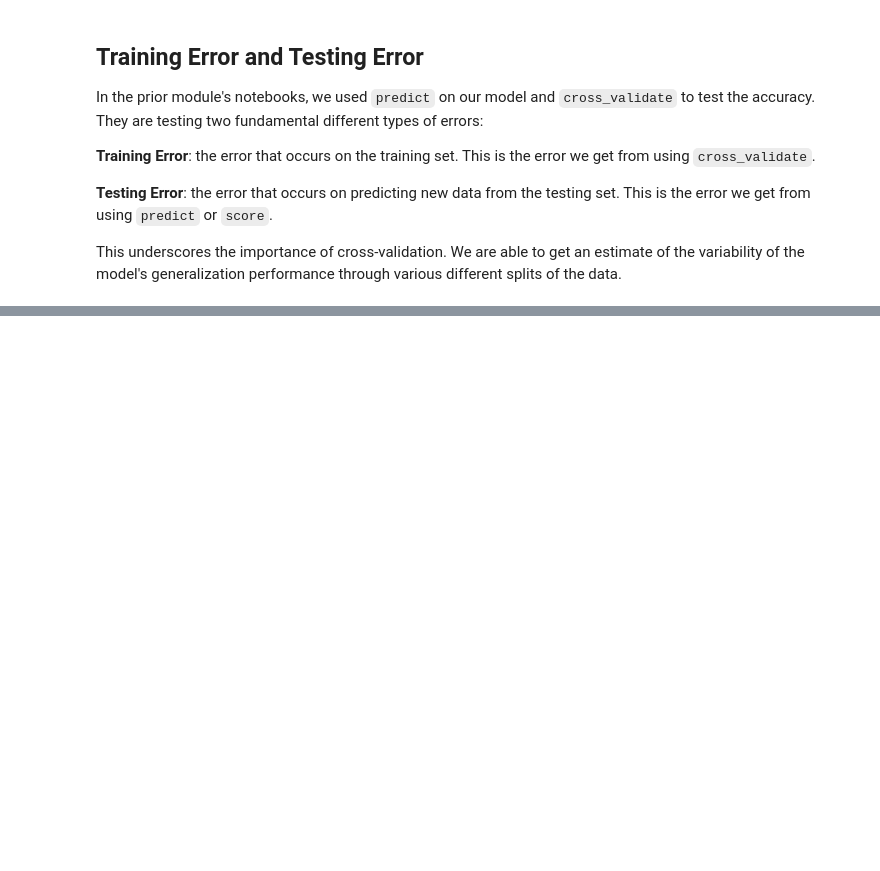
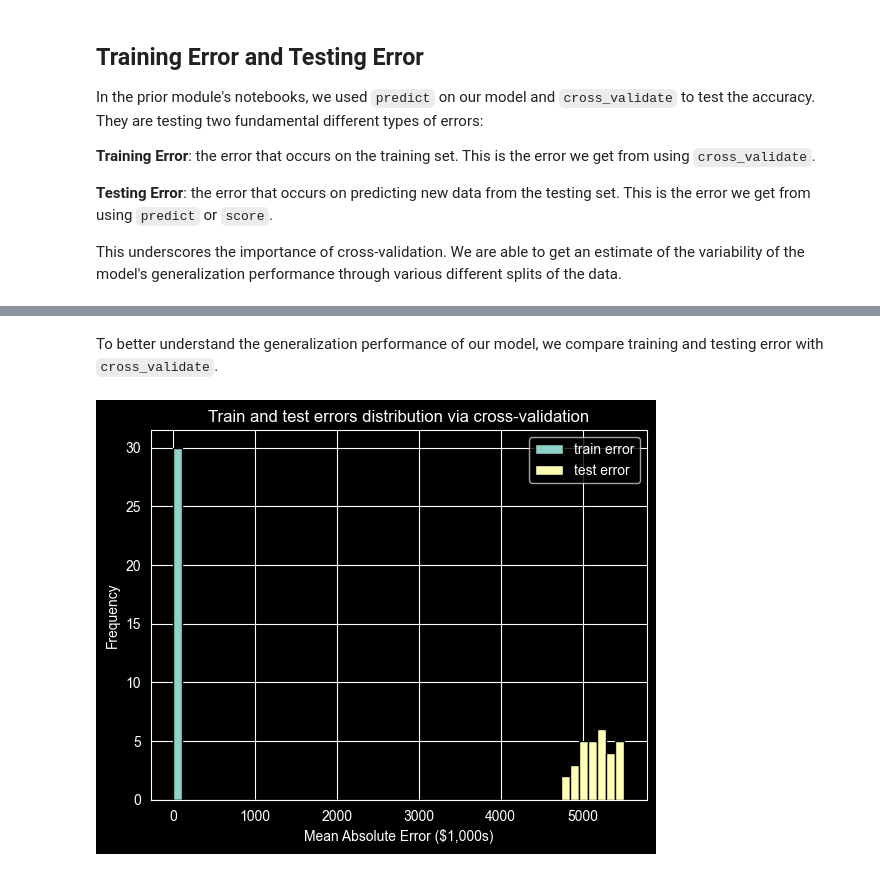
Before and after one commit to miketibollodev/scikit, a Jupyter notebook: 2 Model Selection/overfitting_underfitting.ipynb, the cells around one changed output, grey strips where cells are left out. Saved outputs shown, nothing was run; the diff lists cells and outputs as text; code cells hidden in the pictures; blank space fills up the shorter version.

```diff
--- a/2 Model Selection/overfitting_underfitting.ipynb
+++ b/2 Model Selection/overfitting_underfitting.ipynb
@@ -20,0 +33,42 @@ This underscores the importance of cross-validation. We are able to get an estim
+# %%
+from sklearn.datasets import fetch_california_housing
+
+housing = fetch_california_housing(as_frame=True)
+data, target = housing.data, housing.target
+target *= 100
+# %%
+from sklearn.tree import DecisionTreeRegressor
+
+regressor = DecisionTreeRegressor()
+# %% [markdown]
+To better understand the generalization performance of our model, we compare training and testing error with `cross_validate`.
+# %%
+import pandas as pd
+from sklearn.model_selection import cross_validate, ShuffleSplit, LearningCurveDisplay
+
+cv = ShuffleSplit(
+    n_splits=30,
+    test_size=0.2,
+    random_state=42,
+)
+cv_result = cross_validate(
+    regressor,
+    data,
+    target,
+    cv=cv,
+    scoring="neg_mean_squared_error",
+    return_train_score=True,
+    n_jobs=2,
+)
+cv_result = pd.DataFrame(cv_result)
+# %%
+scores = pd.DataFrame()
+scores[["train error", "test error"]] = -cv_result[["train_score", "test_score"]]
+# %%
+import matplotlib.pyplot as plt
+
+scores.plot.hist(bins=50, edgecolor="black")
+plt.xlabel("Mean Absolute Error ($1,000s)")
+_ = plt.title("Train and test errors distribution via cross-validation")
+# %% [output]
+[figure, added]
```
Also changed, not shown: parts of 13 cells of this notebook, 2 other files.
